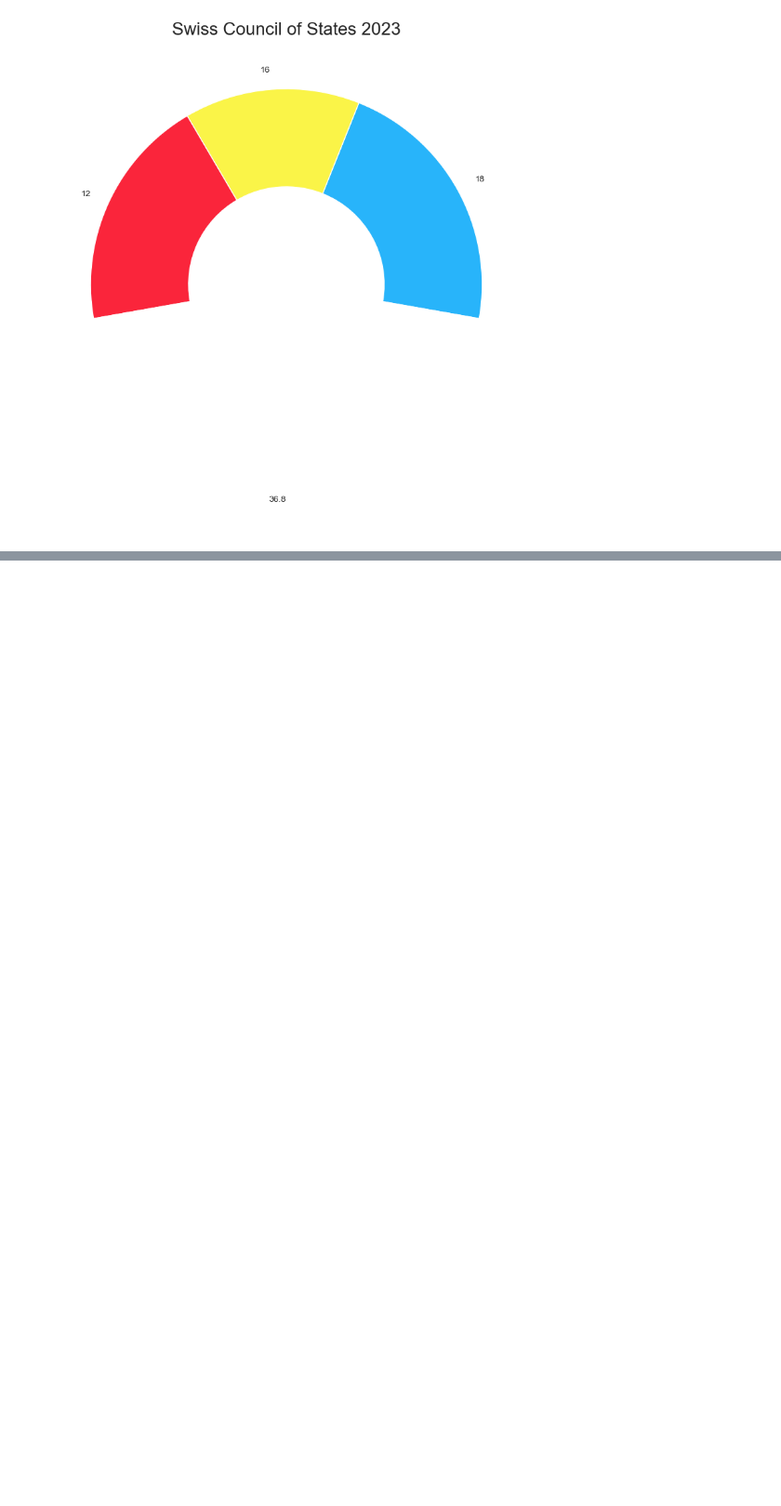
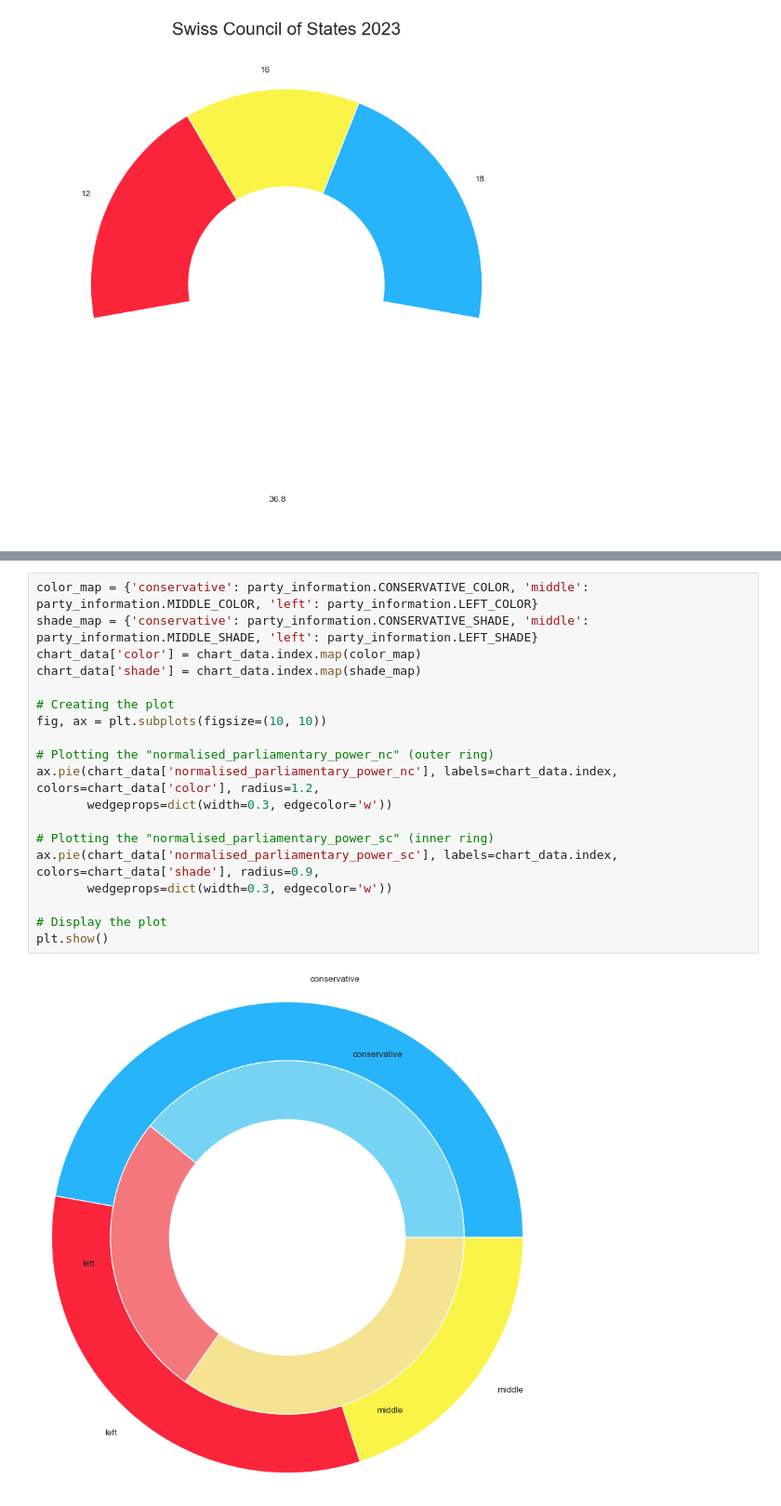
Before and after one commit to SilvanHSLU/swiss-elections, a Jupyter notebook: states_council.ipynb, the cells around one changed output, grey strips where cells are left out. Shown: that part at 93% size. Saved outputs shown, nothing was run; the diff lists cells and outputs as text; blank space fills up the shorter version.

```diff
--- a/states_council.ipynb
+++ b/states_council.ipynb
@@ -76,0 +79,21 @@ df_total
+# %%
+color_map = {'conservative': party_information.CONSERVATIVE_COLOR, 'middle': party_information.MIDDLE_COLOR, 'left': party_information.LEFT_COLOR}
+shade_map = {'conservative': party_information.CONSERVATIVE_SHADE, 'middle': party_information.MIDDLE_SHADE, 'left': party_information.LEFT_SHADE}
+chart_data['color'] = chart_data.index.map(color_map)
+chart_data['shade'] = chart_data.index.map(shade_map)
+
+# Creating the plot
+fig, ax = plt.subplots(figsize=(10, 10))
+
+# Plotting the "normalised_parliamentary_power_nc" (outer ring)
+ax.pie(chart_data['normalised_parliamentary_power_nc'], labels=chart_data.index, colors=chart_data['color'], radius=1.2,
+       wedgeprops=dict(width=0.3, edgecolor='w'))
+
+# Plotting the "normalised_parliamentary_power_sc" (inner ring)
+ax.pie(chart_data['normalised_parliamentary_power_sc'], labels=chart_data.index, colors=chart_data['shade'], radius=0.9,
+       wedgeprops=dict(width=0.3, edgecolor='w'))
+
+# Display the plot
+plt.show()
+# %% [output]
+[figure, added]
```
Also changed, not shown: parts of 9 cells of this notebook, 5 other files.
